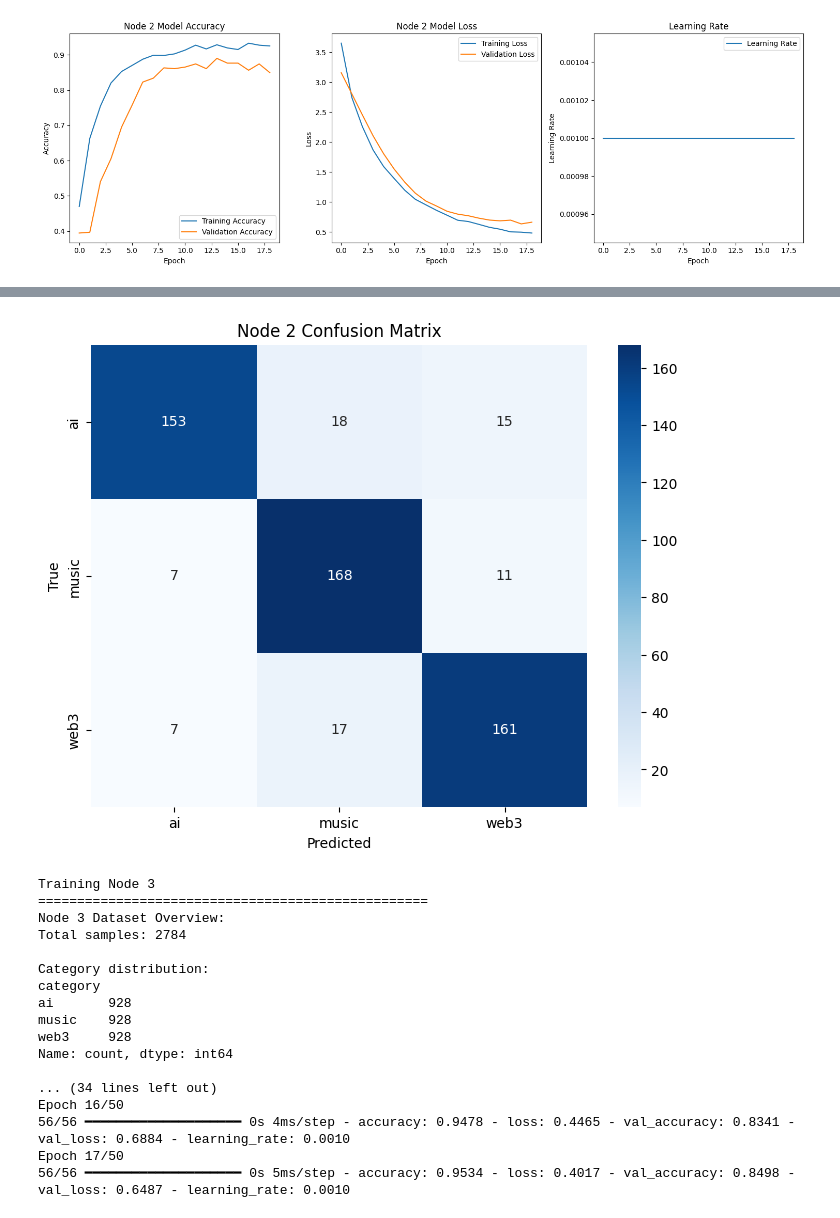
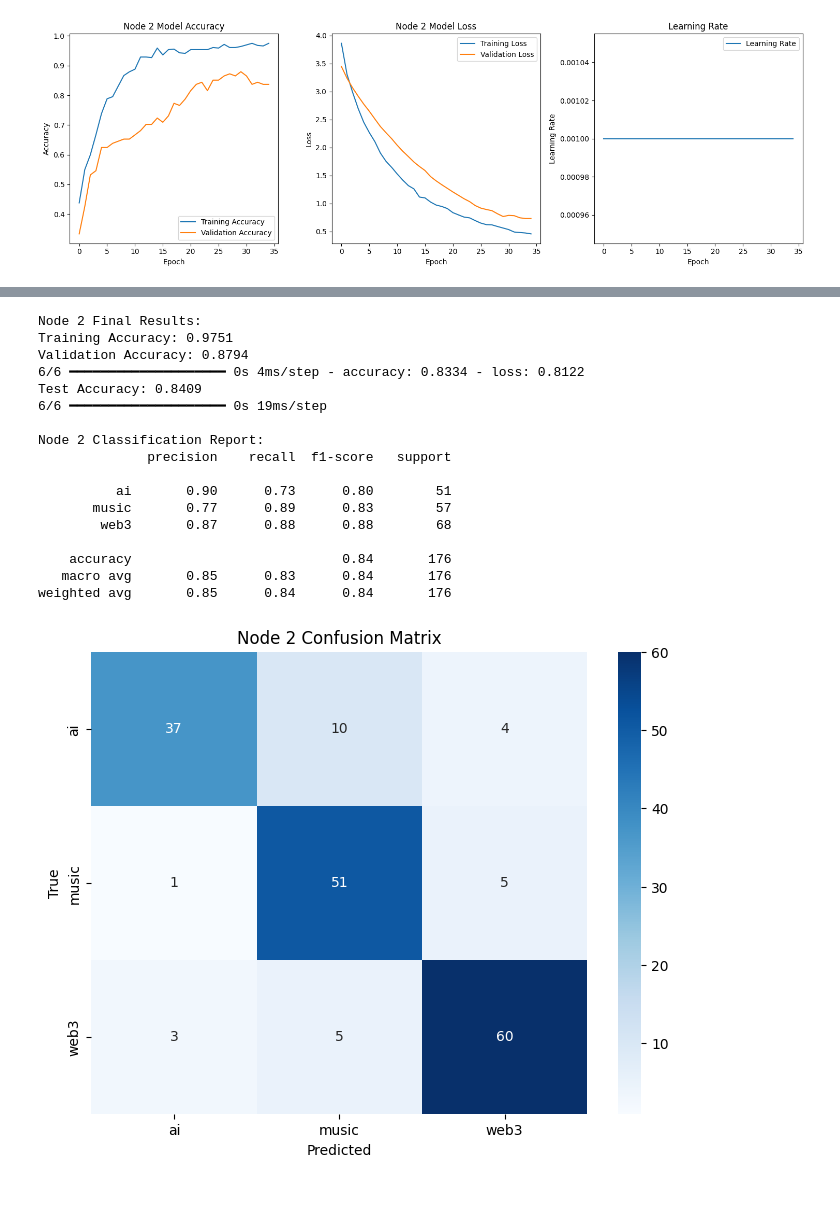
Before and after one commit to muhammmad-al/decentralized-ai-content-recommender, a Jupyter notebook: reddit_federated_recommender.ipynb, the cells around one changed output, grey strips where cells are left out. Drawn from its saved outputs; the diff is of its cells as text; code cells hidden in the pictures.

Commit message:
implemented geographic data distribution across client node framework

```diff
--- a/reddit_federated_recommender.ipynb
+++ b/reddit_federated_recommender.ipynb
@@ -7,14 +7,9 @@
 !git clone https://github.com/muhammmad-al/decentralized-ai-content-recommender.git
 %cd decentralized-ai-content-recommender
 
-# Install required packages
-!pip install flwr tensorflow pandas scikit-learn
-
-# Import necessary libraries
 import pandas as pd
 import numpy as np
 import tensorflow as tf
-import flwr as fl
 from sklearn.model_selection import train_test_split
 from sklearn.feature_extraction.text import TfidfVectorizer
 from sklearn.preprocessing import StandardScaler, LabelEncoder
@@ -35,7 +30,7 @@ def preprocess_text(text):
     return text
 
 def load_node_data(node_number):
-    """Load balanced data for each node"""
+    """Load geographically distributed data for each node"""
     # Load all datasets
     datasets = {
         'ai': pd.read_csv('data/raw/reddit_analysis_ai_with_sentiment.csv'),
@@ -43,15 +38,31 @@ def load_node_data(node_number):
         'web3': pd.read_csv('data/raw/reddit_analysis_web3_with_sentiment.csv')
     }
 
-    # Get the minimum size among all datasets
-    min_size = min(len(df) for df in datasets.values())
+    # Convert UTC timestamp to datetime
+    for df in datasets.values():
+        df['timestamp'] = pd.to_datetime(df['timestamp'])
+        df['hour_utc'] = df['timestamp'].dt.hour
 
-    # Sample equally from each dataset with different random_state per node
+    # Define geographic distribution based on UTC posting times
+    def assign_region(hour):
+        if 2 <= hour < 10:     # Peak EU posting hours (UTC)
+            return 'EU'
+        elif 10 <= hour < 18:   # Peak NA posting hours (UTC)
+            return 'NA'
+        else:                   # Peak Asia/Pacific posting hours (UTC)
+            return 'ASIA'
+
+    # Assign posts to regions
+    region_map = {1: 'NA', 2: 'EU', 3: 'ASIA'}
+    target_region = region_map[node_number]
+
+    # Filter data for each node's region
     balanced_dfs = []
     for category, df in datasets.items():
-        sampled_df = df.sample(n=min_size, random_state=42+node_number)
-        sampled_df['category'] = category
-        balanced_dfs.append(sampled_df)
+        df['region'] = df['hour_utc'].apply(assign_region)
+        regional_df = df[df['region'] == target_region].copy()
+        regional_df['category'] = category
+        balanced_dfs.append(regional_df)
 
     # Combine datasets
     df = pd.concat(balanced_dfs, ignore_index=True)
@@ -78,13 +89,13 @@ def load_node_data(node_number):
     df[numerical_cols] = scaler.fit_transform(df[numerical_cols])
 
     # Print node info
-    print(f"Node {node_number} Dataset Overview:")
+    print(f"Node {node_number} ({target_region}) Dataset Overview:")
     print(f"Total samples: {len(df)}")
     print("\nCategory distribution:")
     print(df['category'].value_counts())
     return df
 
-class NodeClient(fl.client.NumPyClient):
+class NodeClient:
     def __init__(self, df, node_number):
         """Initialize node client with dataset"""
         self.df = df
@@ -192,7 +203,7 @@ def train_and_evaluate_node(node_number):
         verbose=1
     )
 
-    # Plot results
+    # Plot training history
     plt.figure(figsize=(15, 5))
 
     plt.subplot(1, 3, 1)
@@ -316 +328 @@ Epoch 19/50
-[figure, old version]
+[figure, new version]
@@ -334,18 +329,18 @@ weighted avg       0.87      0.87      0.87       557
+Node 2 Final Results:
+Training Accuracy: 0.9751
+Validation Accuracy: 0.8794
+6/6 ━━━━━━━━━━━━━━━━━━━━ 0s 4ms/step - accuracy: 0.8334 - loss: 0.8122
+Test Accuracy: 0.8409
+6/6 ━━━━━━━━━━━━━━━━━━━━ 0s 19ms/step
+
+Node 2 Classification Report:
+              precision    recall  f1-score   support
+
+          ai       0.90      0.73      0.80        51
+       music       0.77      0.89      0.83        57
+        web3       0.87      0.88      0.88        68
+
+    accuracy                           0.84       176
+   macro avg       0.85      0.83      0.84       176
+weighted avg       0.85      0.84      0.84       176
-[figure, old version]
+[figure, new version]
-Training Node 3
-==================================================
-Node 3 Dataset Overview:
-Total samples: 2784
-
-Category distribution:
-category
-ai       928
-music    928
-web3     928
-Name: count, dtype: int64
-
-... (34 lines left out)
-Epoch 16/50
-56/56 ━━━━━━━━━━━━━━━━━━━━ 0s 4ms/step - accuracy: 0.9478 - loss: 0.4465 - val_accuracy: 0.8341 - val_loss: 0.6884 - learning_rate: 0.0010
-Epoch 17/50
-56/56 ━━━━━━━━━━━━━━━━━━━━ 0s 5ms/step - accuracy: 0.9534 - loss: 0.4017 - val_accuracy: 0.8498 - val_loss: 0.6487 - learning_rate: 0.0010
```
Also changed, not shown: parts of 1 cell of this notebook.
